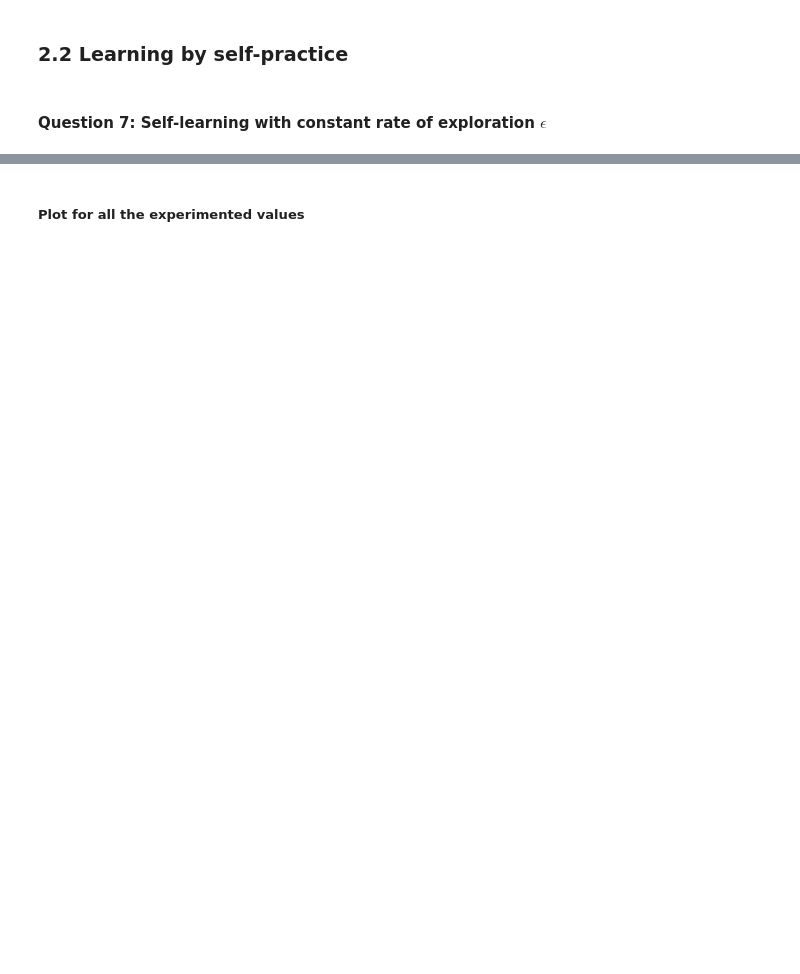
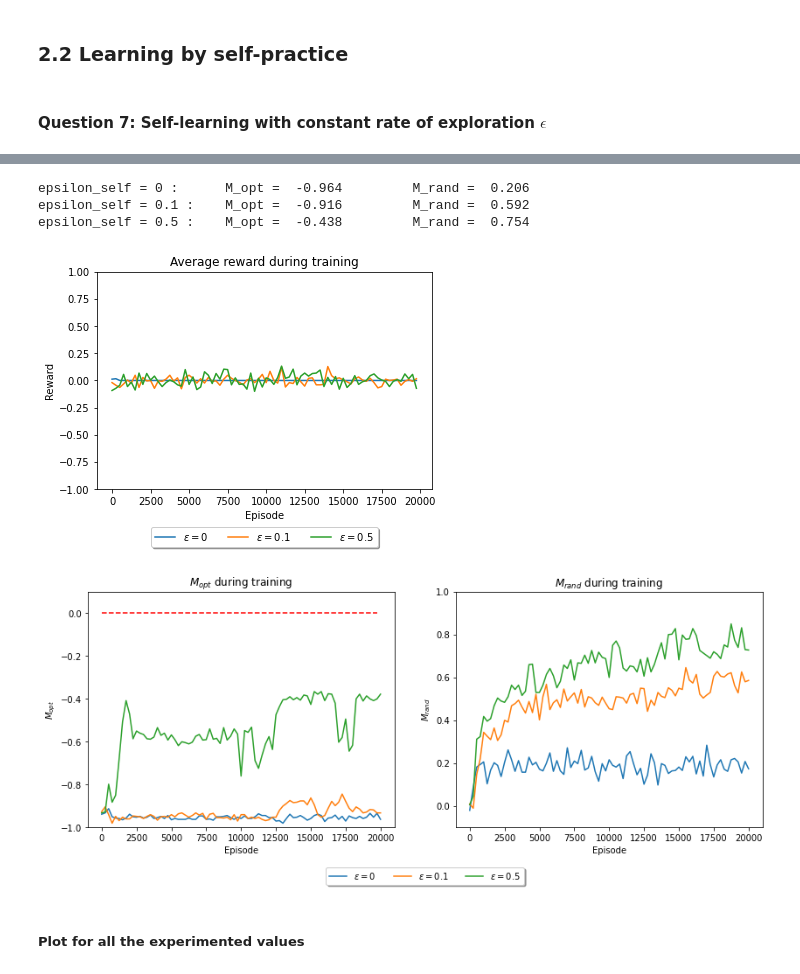
Before and after one commit to IvanBioli/ANN_Project, a Jupyter notebook: code/mini_project_1.ipynb, the cells around one changed output, grey strips where cells are left out. Cells and saved outputs as stored; diff of their text form; code cells hidden in the pictures; blank space fills up the shorter version.

```diff
--- a/code/mini_project_1.ipynb
+++ b/code/mini_project_1.ipynb
@@ -152,8 +162,8 @@ plot_stats(stats_dict_nstar_list, vec_n_star, 'n_star', "n^{\star}", save=False)
 # %% [markdown]
 #### Questions 4: Good experts and bad experts
 # %%
-n_star = 19172 # we pick the best according to previous experiments
-M = 11
+n_star = 1 # we pick the best according to previous experiments
+M = 3
 var_name = 'epsilon_opt'
 vec_epsilon_opt = np.round(np.linspace(0, 1, M), decimals=2)
 q_learning_params_list = []
@@ -220,13 +269,19 @@ if train:
 # %%
 if load:
     output_folder = os.path.join(os.getcwd(), 'results')
     os.makedirs(output_folder, exist_ok=True)
     fname = output_folder + '/stats_dict_eps_self_list.pkl'
     with open(fname, 'rb') as handle:
         stats_dict_eps_self_list = pickle.load(handle)
 
-epsilon_vec_plot = [0, 0.01, 0.1, 0.5] # are these okay?
+epsilon_vec_plot = [0, 0.1, 0.5] # are these okay?
 plot_stats(stats_dict_eps_self_list, epsilon_vec_plot, "epsilon_self", "\epsilon", save=save_figs)
+# %% [output]
+epsilon_self = 0 :      M_opt =  -0.964         M_rand =  0.206
+epsilon_self = 0.1 :    M_opt =  -0.916         M_rand =  0.592
+epsilon_self = 0.5 :    M_opt =  -0.438         M_rand =  0.754
+[figure, added]
+[figure, added]
 # %% [markdown]
 ##### Plot for all the experimented values
 # %%
```
Also changed, not shown: parts of 11 cells of this notebook, 4 other files.
